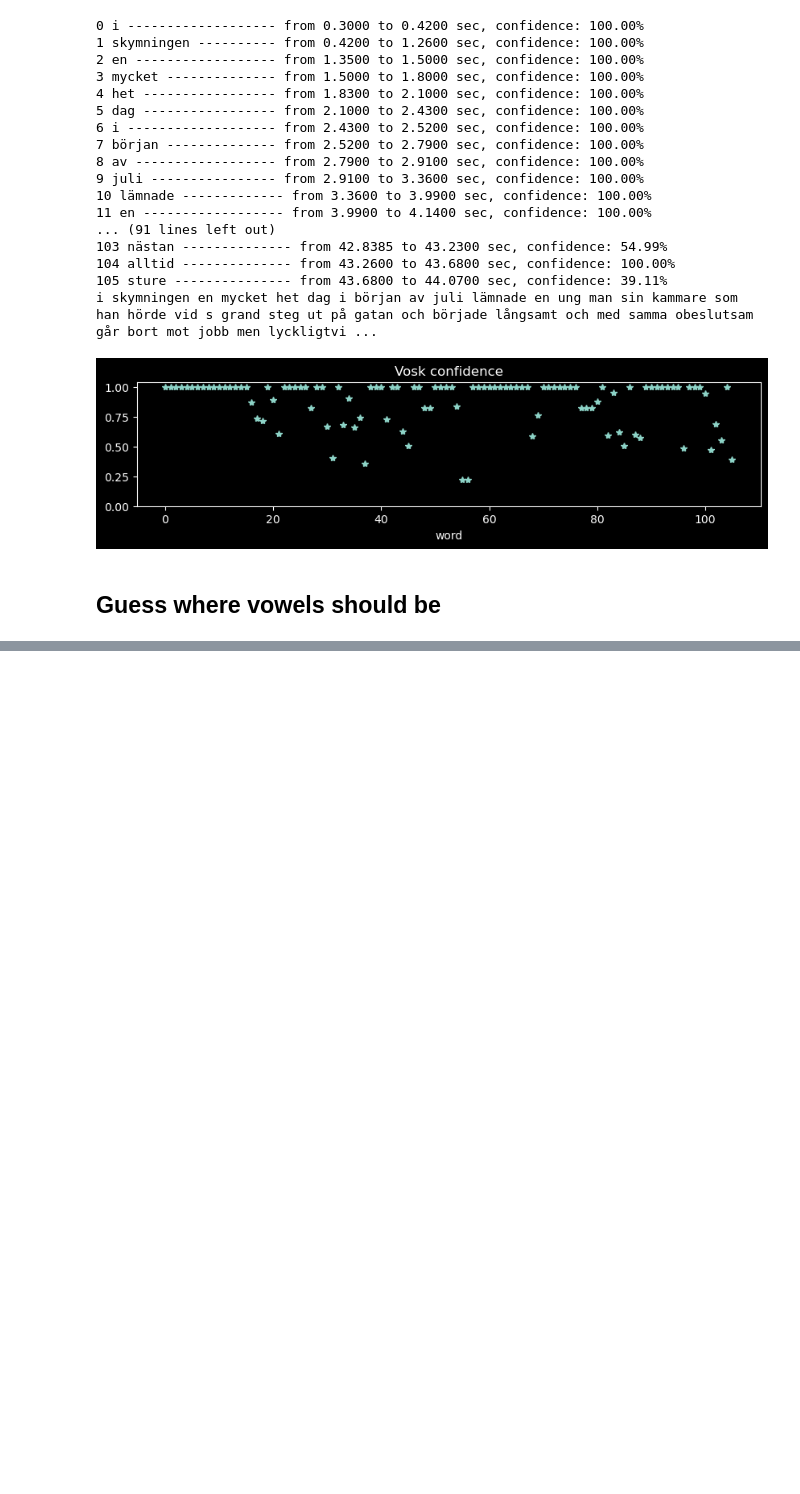
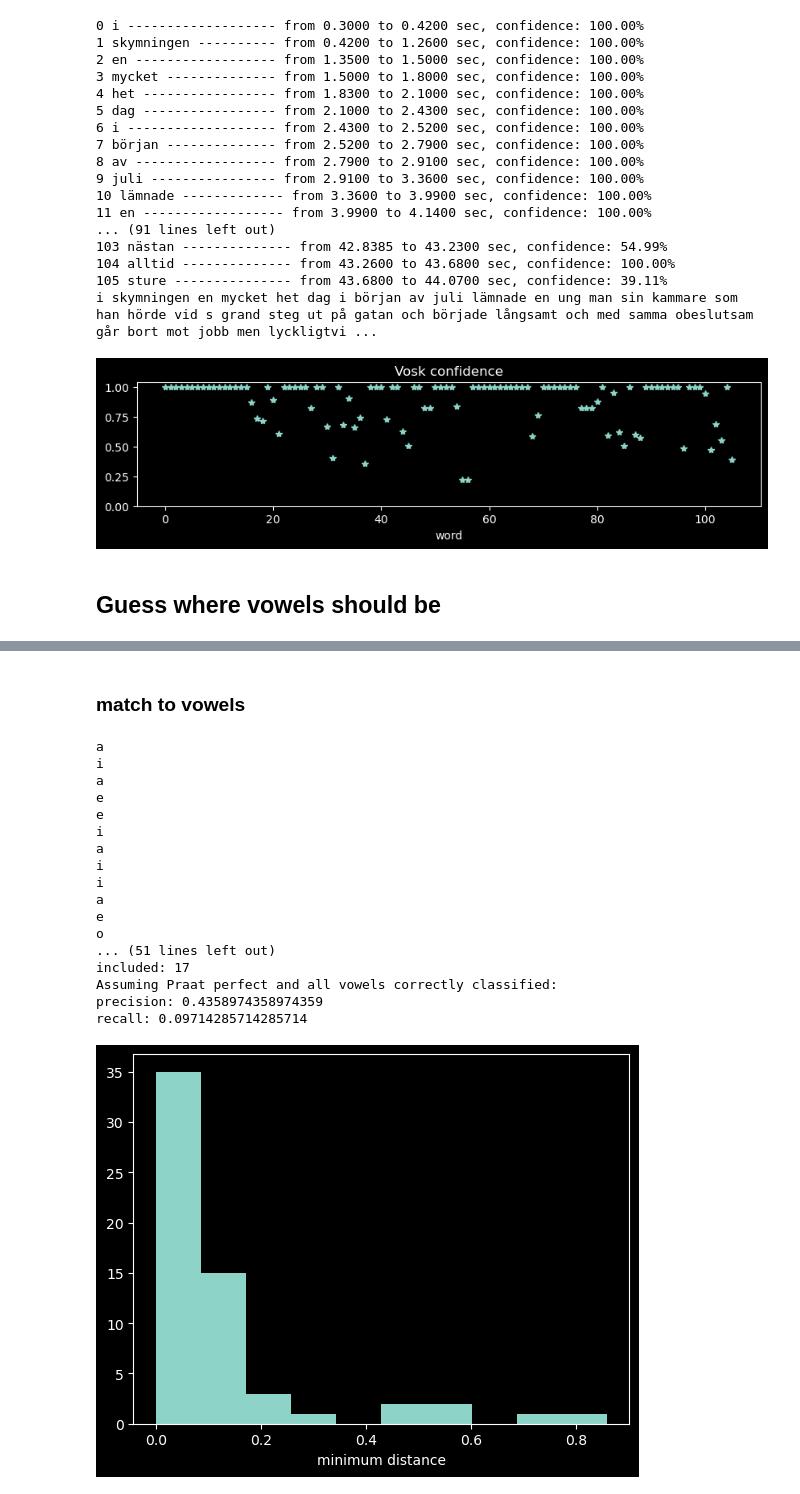
Before and after one commit to TobiasBjork/VowelProject, a Jupyter notebook: notreallypeaks.ipynb, the cells around one changed output, grey strips where cells are left out. Drawn from its saved outputs; the diff is of its cells as text; code cells hidden in the pictures; blank space fills up the shorter version.

```diff
--- a/notreallypeaks.ipynb
+++ b/notreallypeaks.ipynb
@@ -154,0 +171,71 @@ number of frames: 2255
+# %% [markdown]
+### match to vowels
+# %%
+reload(tools)
+
+
+def match_vowel_times(starts, stops, found_df: pd.DataFrame, max_lag=0.1):
+    """Match starts and stops (seconds) to vowel timestamps.
+    ## Parameters
+    starts, stops: list
+    found_df: DataFrame
+        contains vowel labels, time (midpoint), hnr, and segment. For some frames.
+
+    ## Returns
+    grouped_frames: dict[dict[list]]
+        contains, for each vowel, lists of frames, starts and stops.
+    """
+    grouped_frames = {v: {} for v in tools.VOWELS_SV}
+    # initialize lists
+    for v in grouped_frames.keys():
+        grouped_frames[v]["frame"] = []
+        grouped_frames[v]["start"] = []
+        grouped_frames[v]["stop"] = []
+
+    min_diffs = []
+    for start, stop in zip(starts, stops):
+        mid = np.mean((start, stop))
+        # time difference to vowels from vosk
+        diffs = found_df["time"].map(lambda t: np.abs(t - mid))
+        min_d = diffs.min()
+        idx = diffs.idxmin()
+        min_diffs.append(min_d)
+
+        vowel = found_df.loc[idx, "vowel"]
+        print(vowel)
+
+        if min_d <= max_lag:
+            grouped_frames[vowel]["frame"].append(found_df["segment"])
+            grouped_frames[vowel]["start"].append(start)
+            grouped_frames[vowel]["stop"].append(stop)
+
+    plt.figure()
+    plt.hist(min_diffs)
+    plt.xlabel("minimum distance")
+    return grouped_frames
+
+
+grouped_frames = match_vowel_times(starts_all_B, stops_all_B, found_df)
+
+starts_all_C, stops_all_C, vowels_all_C = tools.groupedframes_to_lists(grouped_frames)
+
+tools.score_vs_labels(starts_all_C, stops_all_C, labels_df, snäll=True)
+# %% [output]
+a
+i
+a
+e
+e
+i
+a
+i
+i
+a
+e
+o
+... (51 lines left out)
+included: 17
+Assuming Praat perfect and all vowels correctly classified:
+precision: 0.4358974358974359
+recall: 0.09714285714285714
+[figure, added]
```
Also changed, not shown: parts of 3 cells of this notebook, 3 other files.
